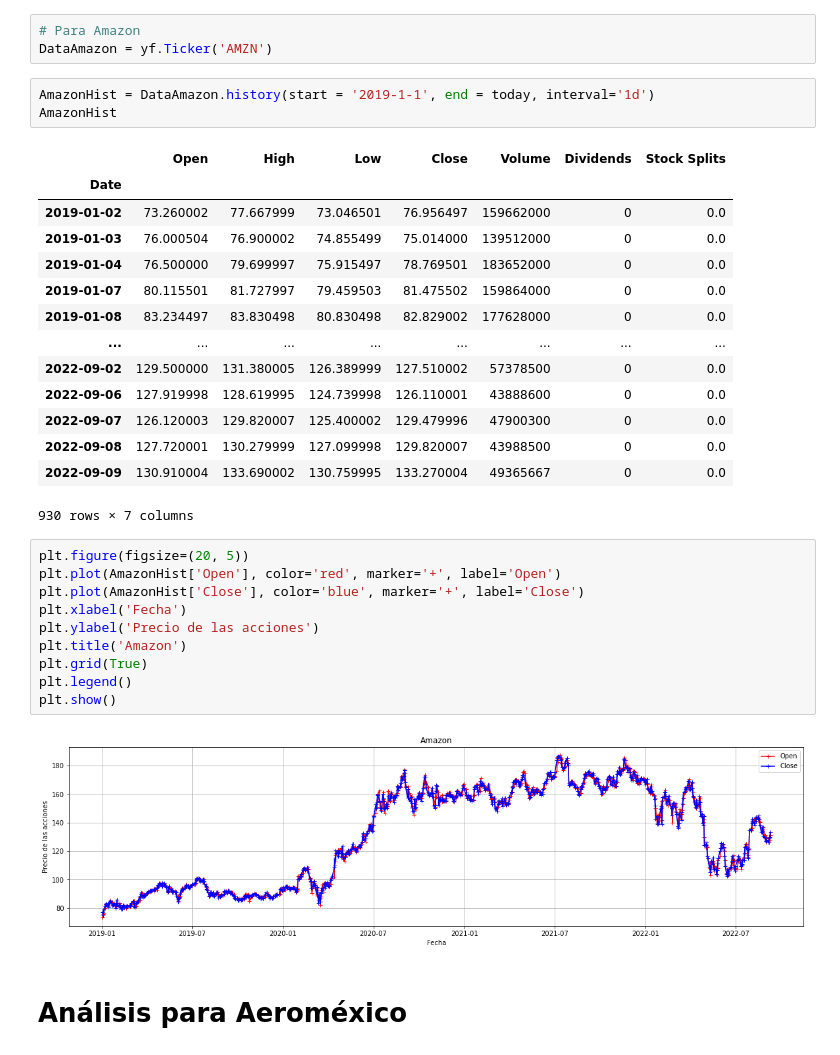
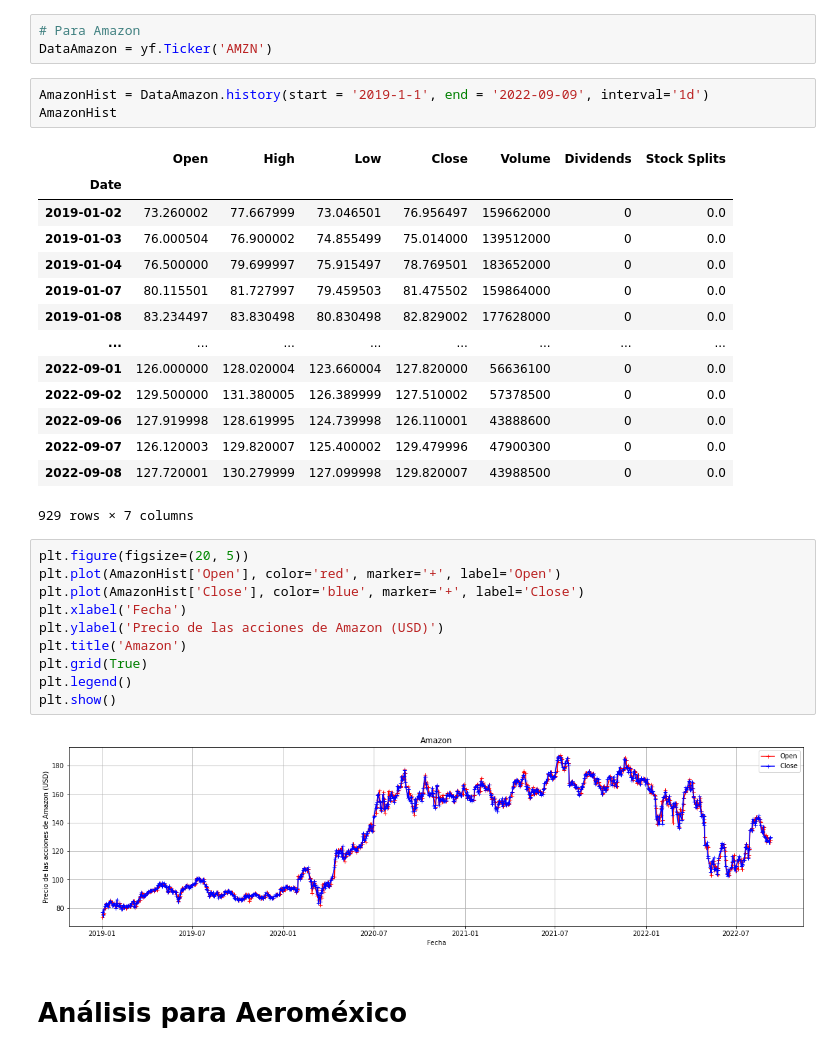
Before and after one commit to OscarCasasolaGarcia/Practicas, a Jupyter notebook: 1EDA/MD_Práctica3_EDA.ipynb, the cells around one changed output. Cells and saved outputs as stored; diff of their text form.

```diff
--- a/1EDA/MD_Práctica3_EDA.ipynb
+++ b/1EDA/MD_Práctica3_EDA.ipynb
@@ -285,7 +283,7 @@ plt.show()
 # Para Amazon
 DataAmazon = yf.Ticker('AMZN')
 # %%
-AmazonHist = DataAmazon.history(start = '2019-1-1', end = today, interval='1d')
+AmazonHist = DataAmazon.history(start = '2019-1-1', end = '2022-09-09', interval='1d')
 AmazonHist
 # %% [output]
 |  | Open | High | Low | Close | Volume | Dividends | Stock Splits |
@@ -296,24 +294,24 @@ AmazonHist
 | 2019-01-07 | 80.115501 | 81.727997 | 79.459503 | 81.475502 | 159864000 | 0 | 0.0 |
 | 2019-01-08 | 83.234497 | 83.830498 | 80.830498 | 82.829002 | 177628000 | 0 | 0.0 |
 | ... | ... | ... | ... | ... | ... | ... | ... |
+| 2022-09-01 | 126.000000 | 128.020004 | 123.660004 | 127.820000 | 56636100 | 0 | 0.0 |
 | 2022-09-02 | 129.500000 | 131.380005 | 126.389999 | 127.510002 | 57378500 | 0 | 0.0 |
 | 2022-09-06 | 127.919998 | 128.619995 | 124.739998 | 126.110001 | 43888600 | 0 | 0.0 |
 | 2022-09-07 | 126.120003 | 129.820007 | 125.400002 | 129.479996 | 47900300 | 0 | 0.0 |
 | 2022-09-08 | 127.720001 | 130.279999 | 127.099998 | 129.820007 | 43988500 | 0 | 0.0 |
-| 2022-09-09 | 130.910004 | 133.690002 | 130.759995 | 133.270004 | 49365667 | 0 | 0.0 |
-930 rows × 7 columns
+929 rows × 7 columns
 # %%
 plt.figure(figsize=(20, 5))
 plt.plot(AmazonHist['Open'], color='red', marker='+', label='Open')
 plt.plot(AmazonHist['Close'], color='blue', marker='+', label='Close')
 plt.xlabel('Fecha')
-plt.ylabel('Precio de las acciones')
+plt.ylabel('Precio de las acciones de Amazon (USD)')
 plt.title('Amazon')
 plt.grid(True)
 plt.legend()
 plt.show()
 # %% [output]
-[figure, old version]
+[figure, new version]
 # %% [markdown]
 # Análisis para Aeroméxico
 # %%
```
Also changed, not shown: parts of 46 cells of this notebook, 11 other files.
